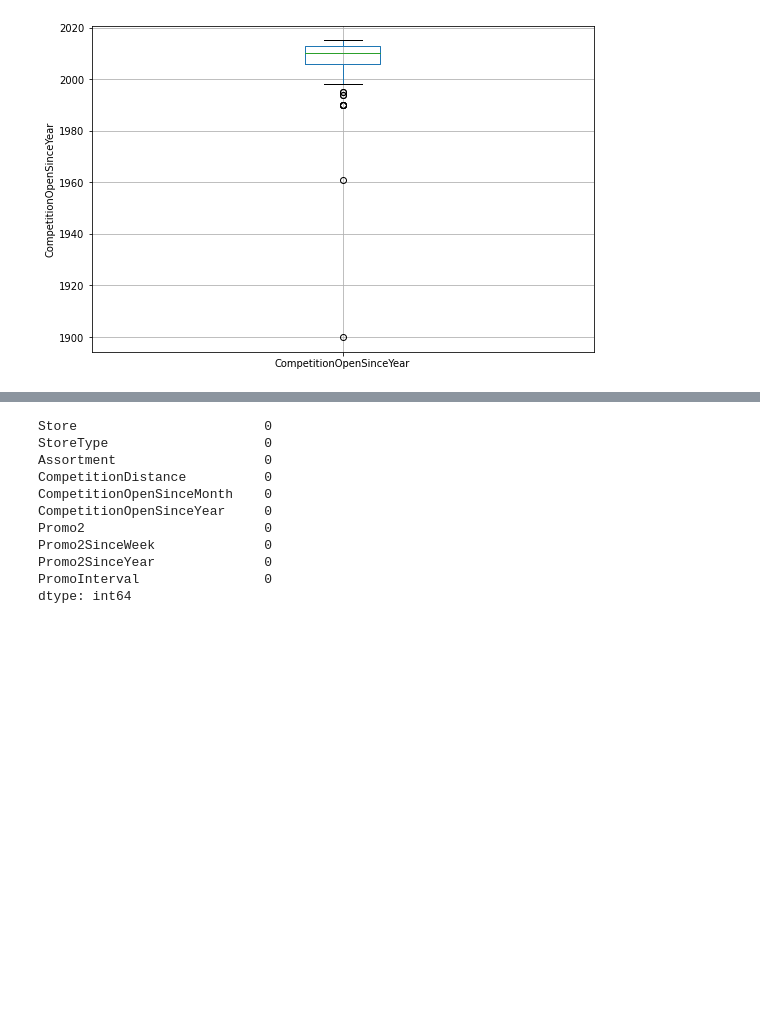
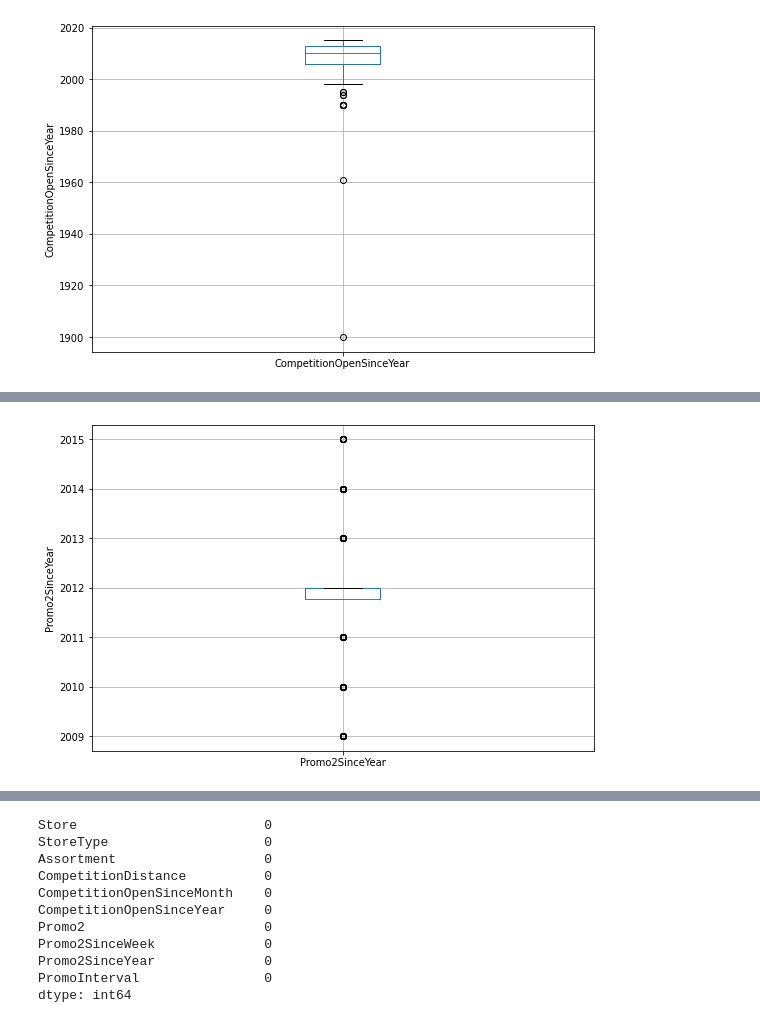
Before and after one commit to Shambhurajdesai/Project, a Jupyter notebook: Capstone_II.ipynb, the cells around one changed output, grey strips where cells are left out. Drawn from its saved outputs; the diff is of its cells as text; code cells hidden in the pictures; blank space fills up the shorter version.

```diff
--- a/Capstone_II.ipynb
+++ b/Capstone_II.ipynb
@@ -153,0 +177,7 @@ df.fillna({'CompetitionDistance':df['CompetitionDistance'].mean(),
+# %%
+fig = plt.figure(figsize=(9, 6))
+df.boxplot(column = 'Promo2SinceYear').set_ylabel('Promo2SinceYear')
+
+plt.show()
+# %% [output]
+[figure, added]
```
Also changed, not shown: parts of 39 cells of this notebook.
